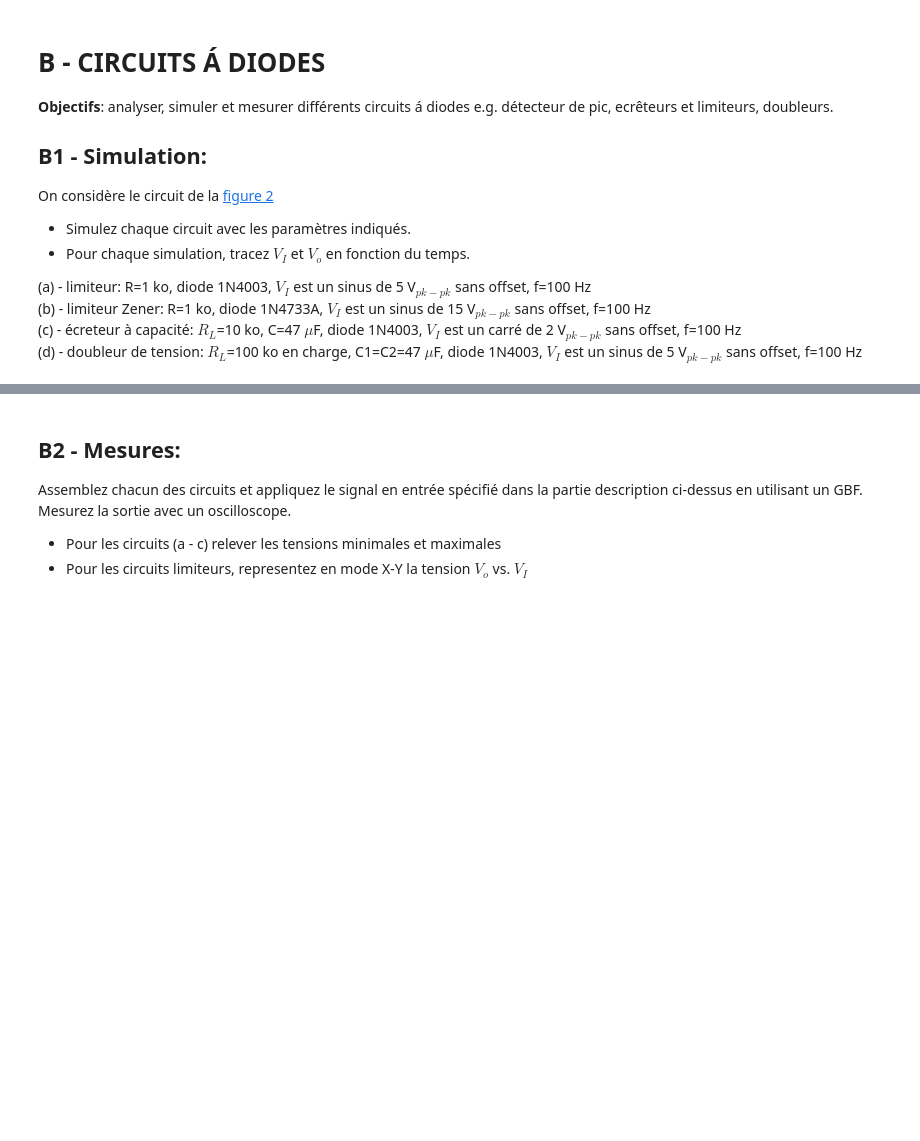
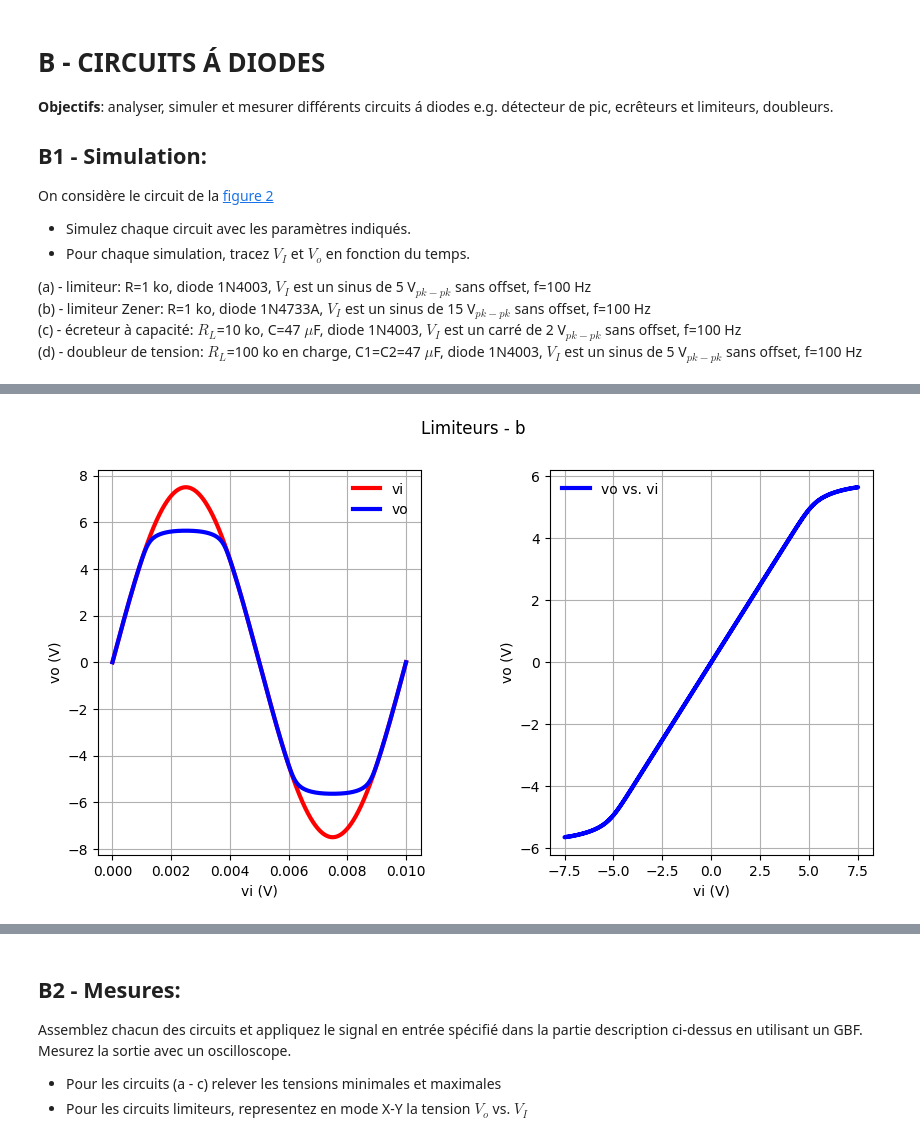
Before and after one commit to Darkzveller/EI-3_TP_conception_micro_electronique, a Jupyter notebook: Sujet_TP_YEK/TP_composants_et_circuits_microélectroniques_2026.ipynb, the cells around one changed output, grey strips where cells are left out. Saved outputs shown, nothing was run; the diff lists cells and outputs as text; code cells hidden in the pictures; blank space fills up the shorter version.

```diff
--- a/Sujet_TP_YEK/TP_composants_et_circuits_microélectroniques_2026.ipynb
+++ b/Sujet_TP_YEK/TP_composants_et_circuits_microélectroniques_2026.ipynb
@@ -264,0 +232,19 @@ ax1.legend(frameon=False)
+# %%
+# limiteur - b
+fig, (ax1, ax2) = plt.subplots(1, 2, figsize=(10,5))
+fig.suptitle('Limiteurs - b')
+ax1.plot(b["time"], b["V(vi)"],  lw=3,label = "vi", color="red")
+ax1.plot(b["time"], b["V(vo)"],  lw=3,label = "vo", color="blue")
+ax1.set_xlabel("vi (V)")
+ax1.set_ylabel("vo (V)")
+ax1.grid()
+ax1.legend(frameon=False)
+ax2.plot(b["V(vi)"], b["V(vo)"],  lw=3,label = "vo vs. vi", color="blue")
+ax2.set_xlabel("vi (V)")
+ax2.set_ylabel("vo (V)")
+ax2.grid()
+ax2.legend(frameon=False)
+plt.subplots_adjust(wspace=0.4, hspace=0.5)
+plt.show()
+# %% [output]
+[figure, added]
```
Also changed, not shown: parts of 7 cells of this notebook, 24 other files.
